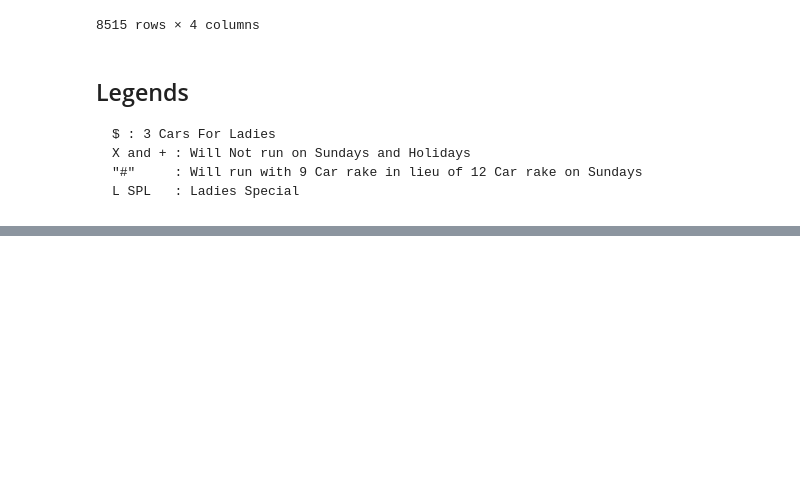
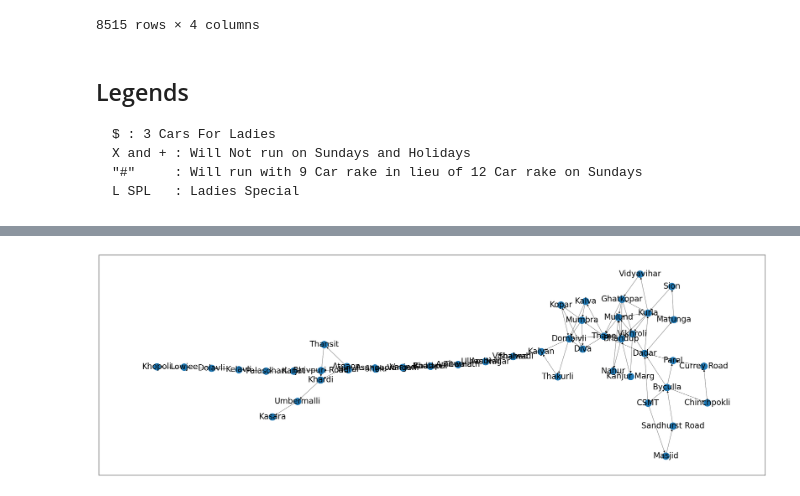
Before and after one commit to kapil-15/optimised_route_to_travel_on_local, a Jupyter notebook: notebooks/extraction.ipynb, the cells around one changed output, grey strips where cells are left out. Drawn from its saved outputs; the diff is of its cells as text; code cells hidden in the pictures; blank space fills up the shorter version.

```diff
--- a/notebooks/extraction.ipynb
+++ b/notebooks/extraction.ipynb
@@ -155,0 +231,7 @@ merged_df[merged_df.Train_ID == "95423_N 35__"]
+# %%
+pt.figure(figsize=(30,10))
+nx.draw_networkx(G, pos=nx.kamada_kawai_layout(G), arrows=None, with_labels=True,
+				 font_size=20, width=0.5)
+pt.show()
+# %% [output]
+[figure, added]
```
Also changed, not shown: parts of 23 cells of this notebook, 7 other files.
